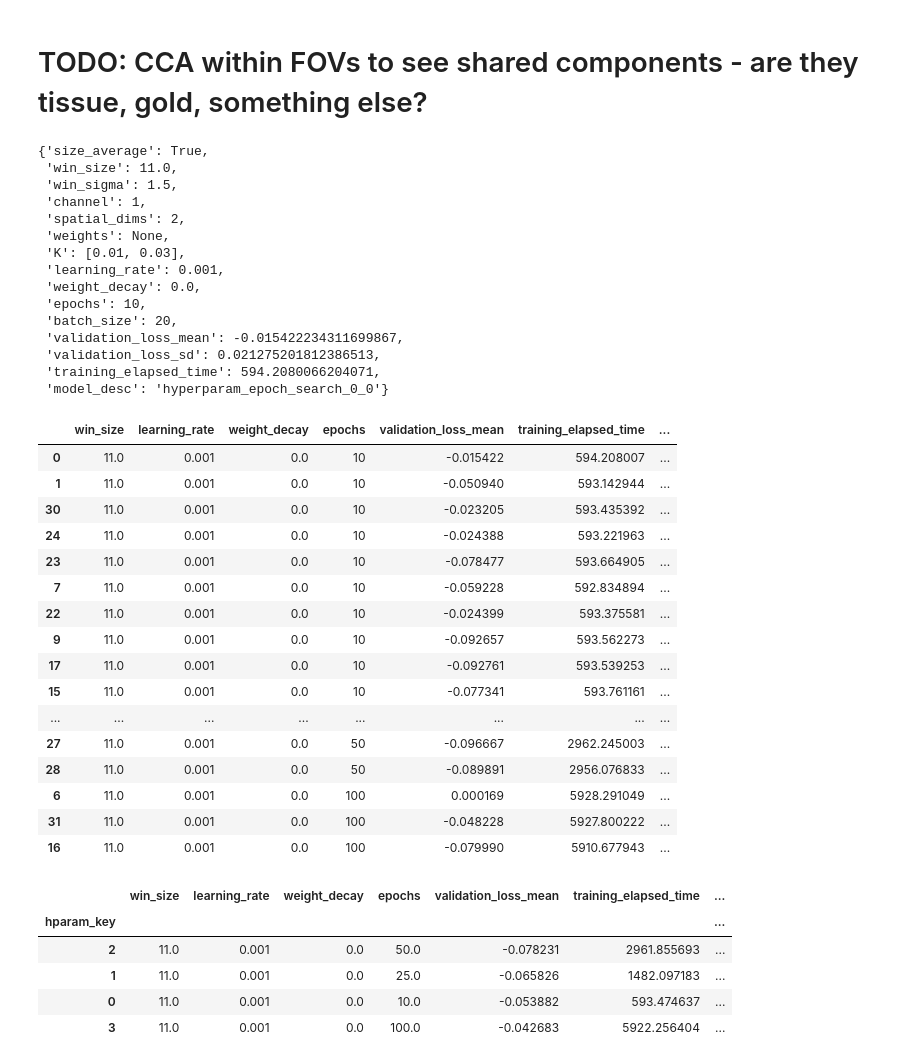
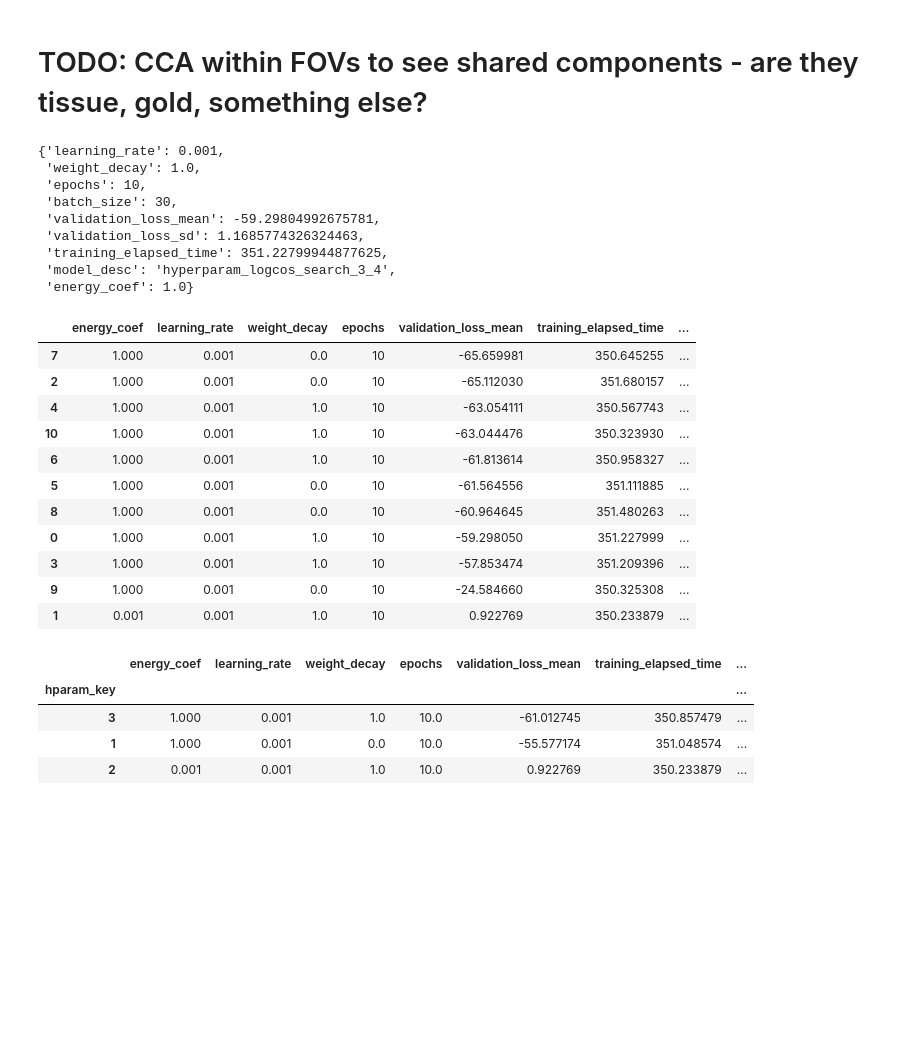
Before and after one commit to ParkerICI/mibi_processing, a Jupyter notebook: notebooks/Convnet for Background Subtraction.ipynb, the cells around one changed output. Saved outputs shown, nothing was run; the diff lists cells and outputs as text; code cells hidden in the pictures; blank space fills up the shorter version.

```diff
--- a/notebooks/Convnet for Background Subtraction.ipynb
+++ b/notebooks/Convnet for Background Subtraction.ipynb
@@ -226,32 +224,26 @@ import os
 # %%
 data_dir = '/Users/mschachter/data/bgsub'
 all_dicts = list()
-for fname in glob.glob(os.path.join(data_dir, 'hyperparam_epoch_search*.json')):
+for fname in glob.glob(os.path.join(data_dir, 'hyperparam_logcos_search*.json')):
     with open(fname, 'r') as f:
         all_dicts.append(json.load(f))
 # %%
 all_dicts[0]
 # %% [output]
-{'size_average': True,
- 'win_size': 11.0,
- 'win_sigma': 1.5,
- 'channel': 1,
- 'spatial_dims': 2,
- 'weights': None,
- 'K': [0.01, 0.03],
- 'learning_rate': 0.001,
- 'weight_decay': 0.0,
+{'learning_rate': 0.001,
+ 'weight_decay': 1.0,
  'epochs': 10,
- 'batch_size': 20,
- 'validation_loss_mean': -0.015422234311699867,
- 'validation_loss_sd': 0.021275201812386513,
- 'training_elapsed_time': 594.2080066204071,
- 'model_desc': 'hyperparam_epoch_search_0_0'}
+ 'batch_size': 30,
+ 'validation_loss_mean': -59.29804992675781,
+ 'validation_loss_sd': 1.1685774326324463,
+ 'training_elapsed_time': 351.22799944877625,
+ 'model_desc': 'hyperparam_logcos_search_3_4',
+ 'energy_coef': 1.0}
 # %%
-data = {'win_size':list(), 'learning_rate':list(), 'weight_decay':list(), 'epochs':list(),
+data = {'energy_coef':list(), 'learning_rate':list(), 'weight_decay':list(), 'epochs':list(),
         'validation_loss_mean':list(), 'training_elapsed_time':list(), 'hparam_key':list(), 'run':list()}
 for d in all_dicts:
-    for k in ['win_size', 'learning_rate', 'weight_decay', 'epochs', 'validation_loss_mean',
+    for k in ['energy_coef', 'learning_rate', 'weight_decay', 'epochs', 'validation_loss_mean',
               'training_elapsed_time']:
         data[k].append(d[k])
     mdesc = d['model_desc']
@@ -261,33 +253,27 @@ for d in all_dicts:
 
 df = pd.DataFrame(data)
 # %%
-df.sort_values('epochs')
+df.sort_values('validation_loss_mean')
 # %% [output]
-|  | win_size | learning_rate | weight_decay | epochs | validation_loss_mean | training_elapsed_time | ... |
-| 0 | 11.0 | 0.001 | 0.0 | 10 | -0.015422 | 594.208007 | ... |
-| 1 | 11.0 | 0.001 | 0.0 | 10 | -0.050940 | 593.142944 | ... |
-| 30 | 11.0 | 0.001 | 0.0 | 10 | -0.023205 | 593.435392 | ... |
-| 24 | 11.0 | 0.001 | 0.0 | 10 | -0.024388 | 593.221963 | ... |
-| 23 | 11.0 | 0.001 | 0.0 | 10 | -0.078477 | 593.664905 | ... |
-| 7 | 11.0 | 0.001 | 0.0 | 10 | -0.059228 | 592.834894 | ... |
-| 22 | 11.0 | 0.001 | 0.0 | 10 | -0.024399 | 593.375581 | ... |
-| 9 | 11.0 | 0.001 | 0.0 | 10 | -0.092657 | 593.562273 | ... |
-| 17 | 11.0 | 0.001 | 0.0 | 10 | -0.092761 | 593.539253 | ... |
-| 15 | 11.0 | 0.001 | 0.0 | 10 | -0.077341 | 593.761161 | ... |
-| ... | ... | ... | ... | ... | ... | ... | ... |
-| 27 | 11.0 | 0.001 | 0.0 | 50 | -0.096667 | 2962.245003 | ... |
-| 28 | 11.0 | 0.001 | 0.0 | 50 | -0.089891 | 2956.076833 | ... |
-| 6 | 11.0 | 0.001 | 0.0 | 100 | 0.000169 | 5928.291049 | ... |
-| 31 | 11.0 | 0.001 | 0.0 | 100 | -0.048228 | 5927.800222 | ... |
-| 16 | 11.0 | 0.001 | 0.0 | 100 | -0.079990 | 5910.677943 | ... |
+|  | energy_coef | learning_rate | weight_decay | epochs | validation_loss_mean | training_elapsed_time | ... |
+| 7 | 1.000 | 0.001 | 0.0 | 10 | -65.659981 | 350.645255 | ... |
+| 2 | 1.000 | 0.001 | 0.0 | 10 | -65.112030 | 351.680157 | ... |
+| 4 | 1.000 | 0.001 | 1.0 | 10 | -63.054111 | 350.567743 | ... |
+| 10 | 1.000 | 0.001 | 1.0 | 10 | -63.044476 | 350.323930 | ... |
+| 6 | 1.000 | 0.001 | 1.0 | 10 | -61.813614 | 350.958327 | ... |
+| 5 | 1.000 | 0.001 | 0.0 | 10 | -61.564556 | 351.111885 | ... |
+| 8 | 1.000 | 0.001 | 0.0 | 10 | -60.964645 | 351.480263 | ... |
+| 0 | 1.000 | 0.001 | 1.0 | 10 | -59.298050 | 351.227999 | ... |
+| 3 | 1.000 | 0.001 | 1.0 | 10 | -57.853474 | 351.209396 | ... |
+| 9 | 1.000 | 0.001 | 0.0 | 10 | -24.584660 | 350.325308 | ... |
+| 1 | 0.001 | 0.001 | 1.0 | 10 | 0.922769 | 350.233879 | ... |
 # %%
 df_agg = df.groupby('hparam_key').aggregate(np.mean)
 df_agg.sort_values('validation_loss_mean')
 # %% [output]
-|  | win_size | learning_rate | weight_decay | epochs | validation_loss_mean | training_elapsed_time | ... |
+|  | energy_coef | learning_rate | weight_decay | epochs | validation_loss_mean | training_elapsed_time | ... |
 | hparam_key |  |  |  |  |  |  | ... |
-| 2 | 11.0 | 0.001 | 0.0 | 50.0 | -0.078231 | 2961.855693 | ... |
-| 1 | 11.0 | 0.001 | 0.0 | 25.0 | -0.065826 | 1482.097183 | ... |
-| 0 | 11.0 | 0.001 | 0.0 | 10.0 | -0.053882 | 593.474637 | ... |
-| 3 | 11.0 | 0.001 | 0.0 | 100.0 | -0.042683 | 5922.256404 | ... |
+| 3 | 1.000 | 0.001 | 1.0 | 10.0 | -61.012745 | 350.857479 | ... |
+| 1 | 1.000 | 0.001 | 0.0 | 10.0 | -55.577174 | 351.048574 | ... |
+| 2 | 0.001 | 0.001 | 1.0 | 10.0 | 0.922769 | 350.233879 | ... |
 # %%
```
Also changed, not shown: parts of 9 cells of this notebook, 6 other files.
